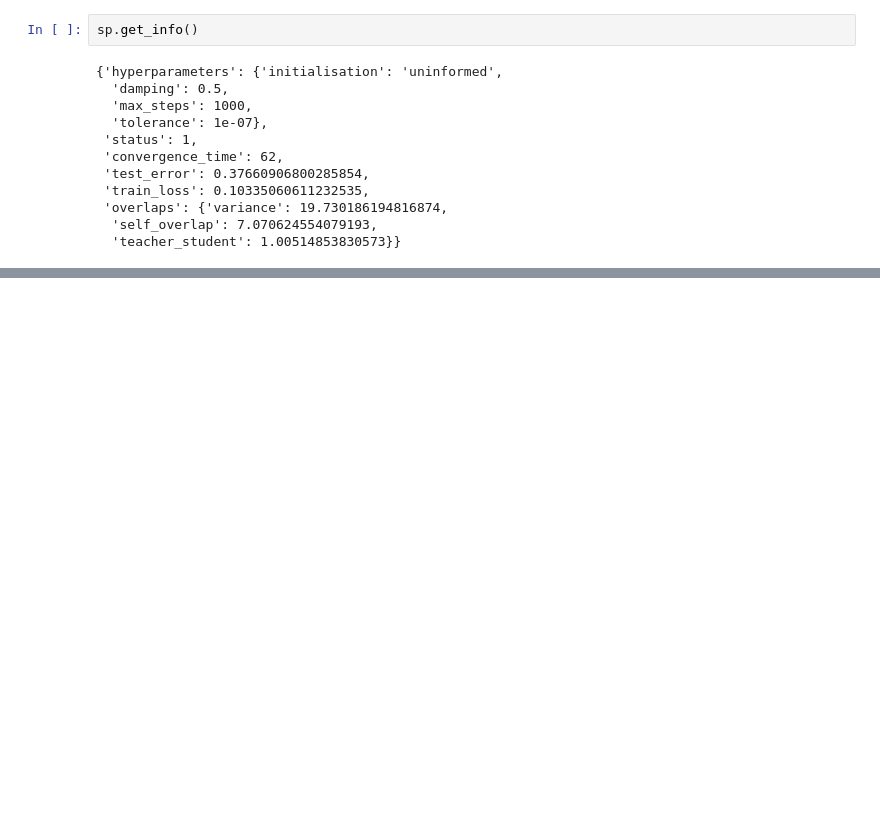
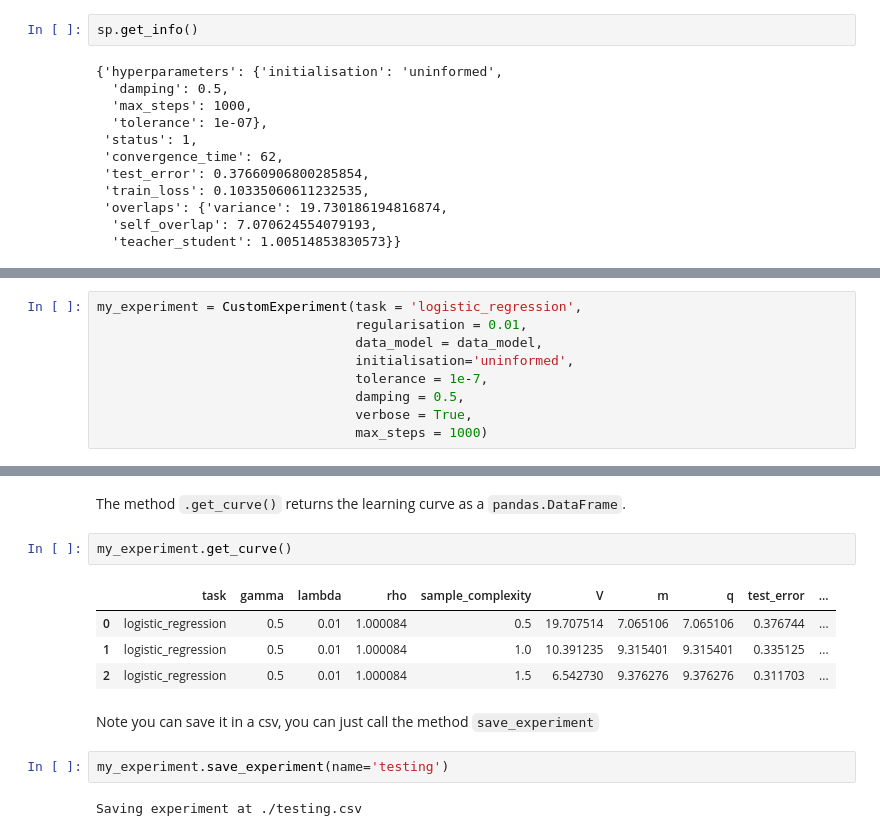
Before and after one commit to IdePHICS/GCMProject, a Jupyter notebook: code/example.ipynb, the cells around one changed output, grey strips where cells are left out. Drawn from its saved outputs; the diff is of its cells as text; blank space fills up the shorter version.

Commit message:
add experiment

```diff
--- a/code/example.ipynb
+++ b/code/example.ipynb
@@ -129,0 +130,9 @@ sp.model.data_model.get_info()
+# %%
+my_experiment = CustomExperiment(task = 'logistic_regression',
+                                 regularisation = 0.01,
+                                 data_model = data_model,
+                                 initialisation='uninformed',
+                                 tolerance = 1e-7,
+                                 damping = 0.5,
+                                 verbose = True,
+                                 max_steps = 1000)
@@ -129,0 +161,15 @@ sp.model.data_model.get_info()
+# %% [markdown]
+The method `.get_curve()` returns the learning curve as a `pandas.DataFrame`.
+# %%
+my_experiment.get_curve()
+# %% [output]
+|  | task | gamma | lambda | rho | sample_complexity | V | m | q | test_error | ... |
+| 0 | logistic_regression | 0.5 | 0.01 | 1.000084 | 0.5 | 19.707514 | 7.065106 | 7.065106 | 0.376744 | ... |
+| 1 | logistic_regression | 0.5 | 0.01 | 1.000084 | 1.0 | 10.391235 | 9.315401 | 9.315401 | 0.335125 | ... |
+| 2 | logistic_regression | 0.5 | 0.01 | 1.000084 | 1.5 | 6.542730 | 9.376276 | 9.376276 | 0.311703 | ... |
+# %% [markdown]
+Note you can save it in a csv, you can just call the method `save_experiment`
+# %%
+my_experiment.save_experiment(name='testing')
+# %% [output]
+Saving experiment at ./testing.csv
```
Also changed, not shown: parts of 9 cells of this notebook, 2 other files.
